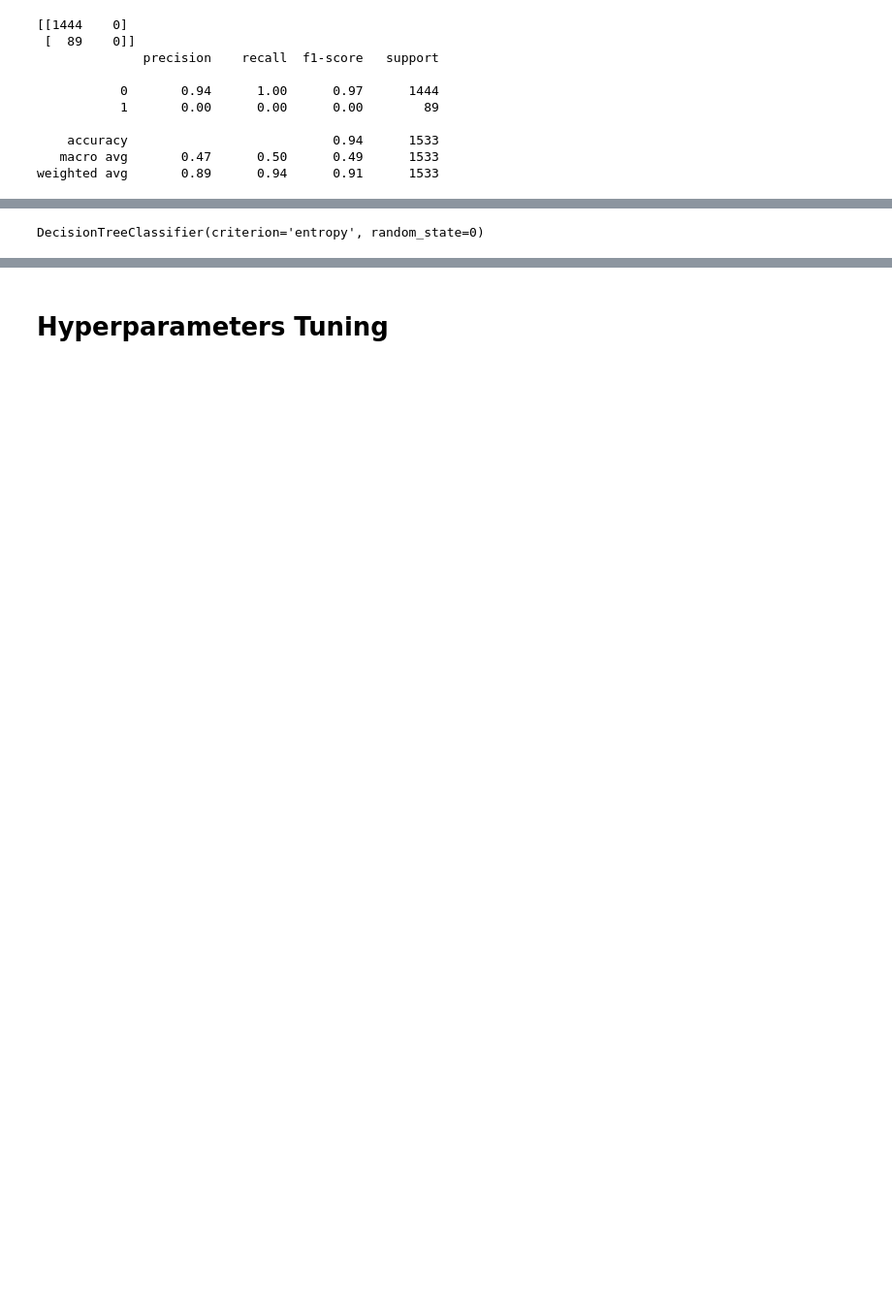
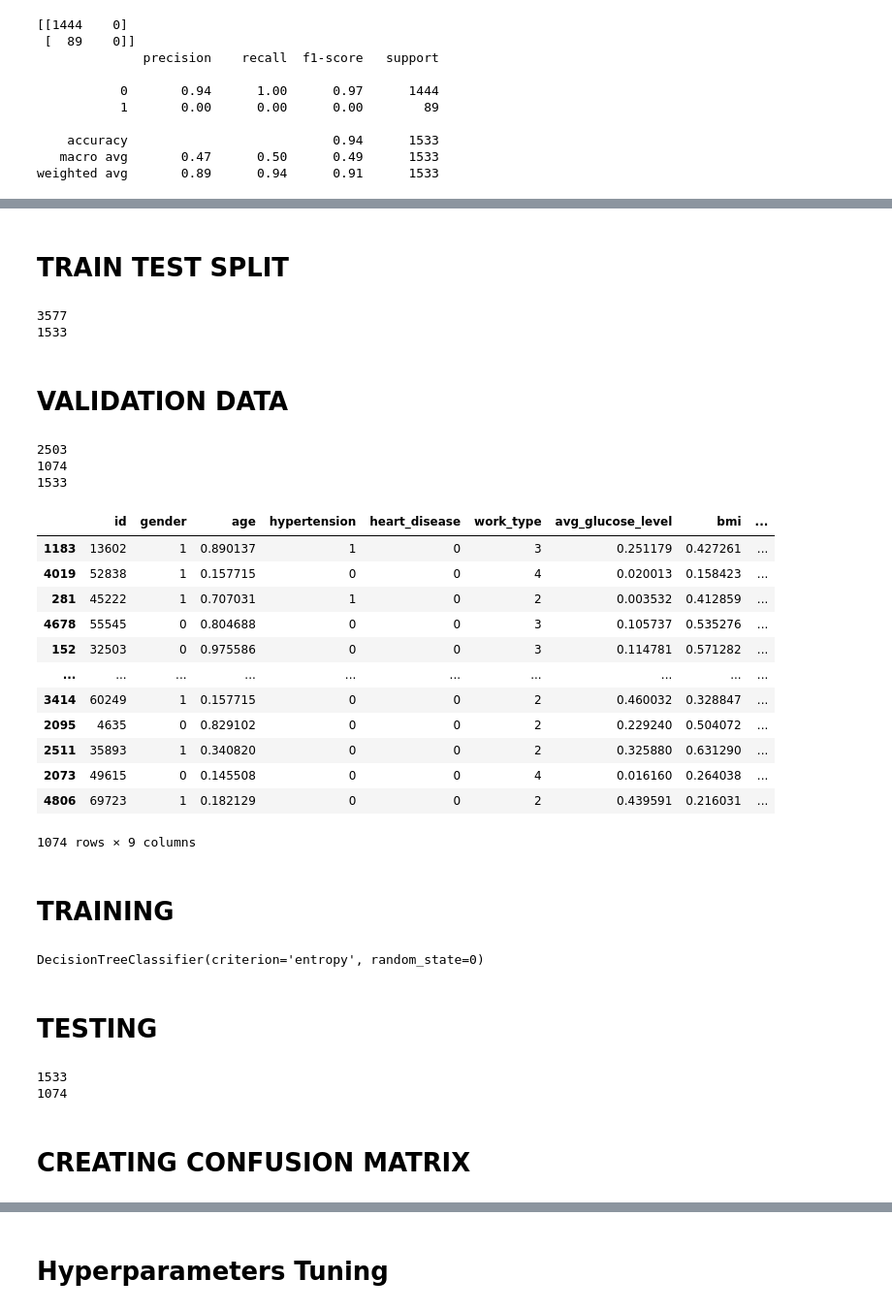
Before and after one commit to sohamp11/Dax-Training, a Jupyter notebook: DAX-DS-Assignment-2022-Soham_Pati/Machine Learning/ML_Assign.ipynb, the cells around one changed output, grey strips where cells are left out. Shown at 97% size. Saved outputs shown, nothing was run; the diff lists cells and outputs as text; code cells hidden in the pictures; blank space fills up the shorter version.

```diff
--- a/DAX-DS-Assignment-2022-Soham_Pati/Machine Learning/ML_Assign.ipynb
+++ b/DAX-DS-Assignment-2022-Soham_Pati/Machine Learning/ML_Assign.ipynb
@@ -80,7 +81,7 @@ weighted avg       0.89      0.94      0.91      1533
 # %%
 # X = df.drop(['Residence_type','ever_married','stroke'],axis=1)
-X_dt = df.iloc[:,2:8]
-#print(X)
+X_dt = df.drop(['ever_married','Residence_type','stroke'],axis=1)
+print(X_dt)
 
 Y_dt = df['stroke']
-#print(Y)
+print(Y)
@@ -87,14 +106,58 @@ Y_dt = df['stroke']
+# %% [markdown]
+# TRAIN TEST SPLIT
 # %%
-#DECISION TREE CLASSIFICATION
 from sklearn.model_selection import train_test_split
 
 x_train_dt, x_test_dt, y_train_dt, y_test_dt = train_test_split(X_dt, Y_dt, test_size=0.3,random_state=0)
+print(len(x_train_dt))
+print(len(x_test_dt))
+# %% [output]
+3577
+1533
+# %% [markdown]
+# VALIDATION DATA
+# %%
+x_train_new_dt, x_val_dt, y_train_new_dt, y_val_dt = train_test_split(x_train_dt, y_train_dt, test_size=0.3,random_state=0)
+print(len(x_train_new_dt))
+print(len(x_val_dt))
+print(len(x_test_dt))
+# %% [output]
+2503
+1074
+1533
+# %%
+x_val_dt
+# %% [output]
+|  | id | gender | age | hypertension | heart_disease | work_type | avg_glucose_level | bmi | ... |
+| 1183 | 13602 | 1 | 0.890137 | 1 | 0 | 3 | 0.251179 | 0.427261 | ... |
+| 4019 | 52838 | 1 | 0.157715 | 0 | 0 | 4 | 0.020013 | 0.158423 | ... |
+| 281 | 45222 | 1 | 0.707031 | 1 | 0 | 2 | 0.003532 | 0.412859 | ... |
+| 4678 | 55545 | 0 | 0.804688 | 0 | 0 | 3 | 0.105737 | 0.535276 | ... |
+| 152 | 32503 | 0 | 0.975586 | 0 | 0 | 3 | 0.114781 | 0.571282 | ... |
+| ... | ... | ... | ... | ... | ... | ... | ... | ... | ... |
+| 3414 | 60249 | 1 | 0.157715 | 0 | 0 | 2 | 0.460032 | 0.328847 | ... |
+| 2095 | 4635 | 0 | 0.829102 | 0 | 0 | 2 | 0.229240 | 0.504072 | ... |
+| 2511 | 35893 | 1 | 0.340820 | 0 | 0 | 2 | 0.325880 | 0.631290 | ... |
+| 2073 | 49615 | 0 | 0.145508 | 0 | 0 | 4 | 0.016160 | 0.264038 | ... |
+| 4806 | 69723 | 1 | 0.182129 | 0 | 0 | 2 | 0.439591 | 0.216031 | ... |
+1074 rows × 9 columns
+# %% [markdown]
+# TRAINING
 # %%
 from sklearn.tree import DecisionTreeClassifier
 DT_model = DecisionTreeClassifier(criterion='entropy', random_state=0)
 DT_model.fit(x_train_dt, y_train_dt)
 # %% [output]
 DecisionTreeClassifier(criterion='entropy', random_state=0)
+# %% [markdown]
+# TESTING
 # %%
 #Predicting the test set result
 y_pred_dt= DT_model.predict(x_test_dt)
+print(len(y_pred_dt))
+print(len(y_val_dt))
+# %% [output]
+1533
+1074
+# %% [markdown]
+# CREATING CONFUSION MATRIX
```
Also changed, not shown: parts of 21 cells of this notebook, 2 other files.
